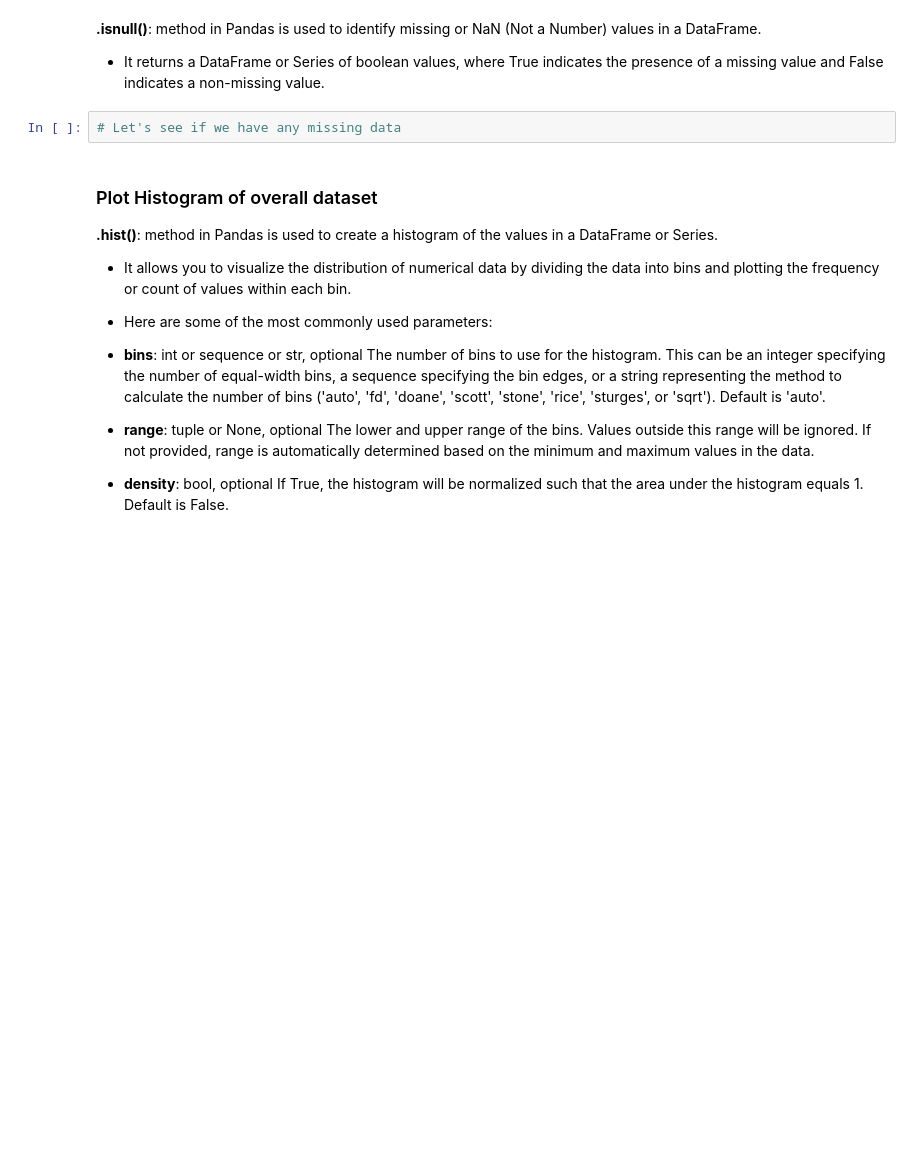
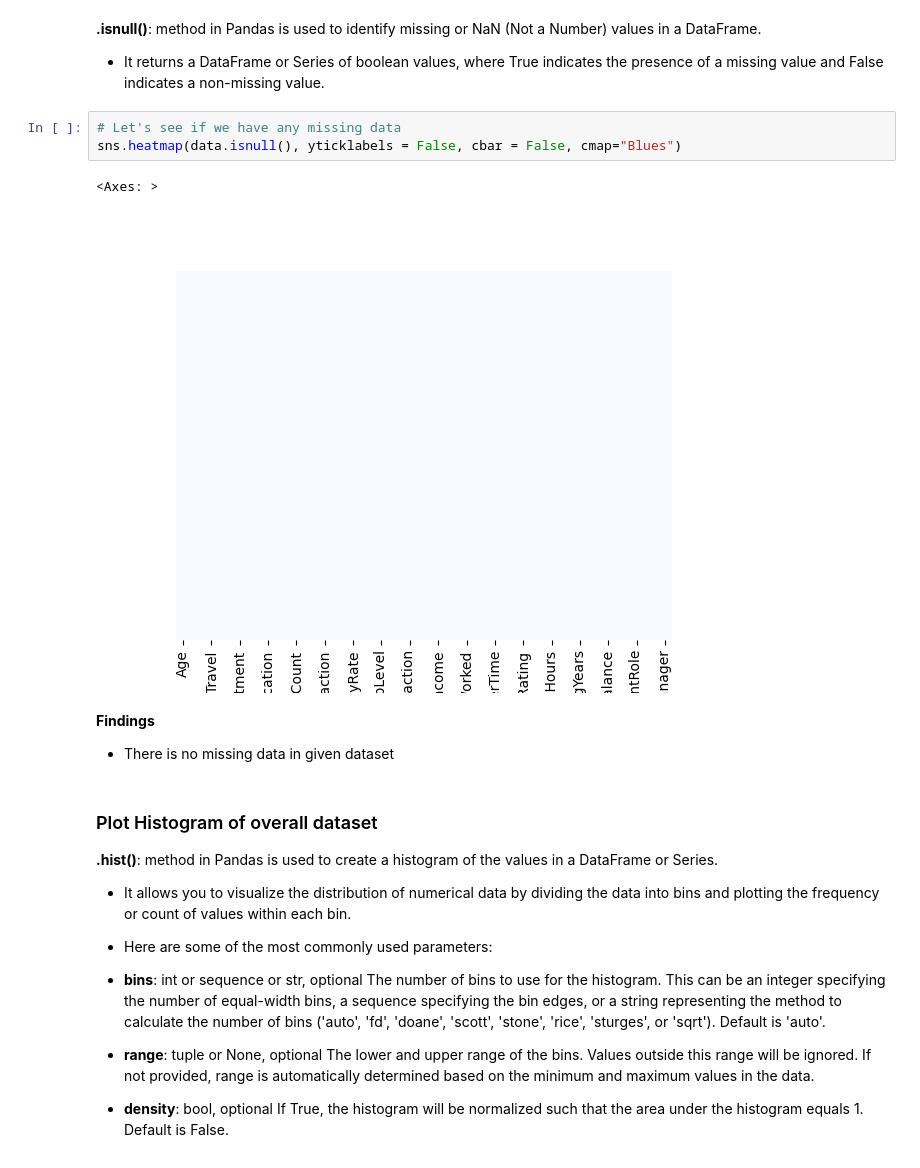
Before and after one commit to JagdishChavan081/Predictive-Workforce-Analytics, a Jupyter notebook: 02_research_notebook/Human_Resources_Department_Skeleton.ipynb, the cells around one changed output. Saved outputs shown, nothing was run; the diff lists cells and outputs as text; blank space fills up the shorter version.

```diff
--- a/02_research_notebook/Human_Resources_Department_Skeleton.ipynb
+++ b/02_research_notebook/Human_Resources_Department_Skeleton.ipynb
@@ -156,6 +219,14 @@ These are just some of the parameters you can use with sns.heatmap(). There are
 - It returns a DataFrame or Series of boolean values, where True indicates the presence of a missing value and False indicates a non-missing value.
 # %%
 # Let's see if we have any missing data
+sns.heatmap(data.isnull(), yticklabels = False, cbar = False, cmap="Blues")
+# %% [output]
+<Axes: >
+[figure, added]
+# %% [markdown]
+**Findings**
+
+- There is no missing data in given dataset
 # %% [markdown]
 ### Plot Histogram of overall dataset
 
```
Also changed, not shown: parts of 33 cells of this notebook.
